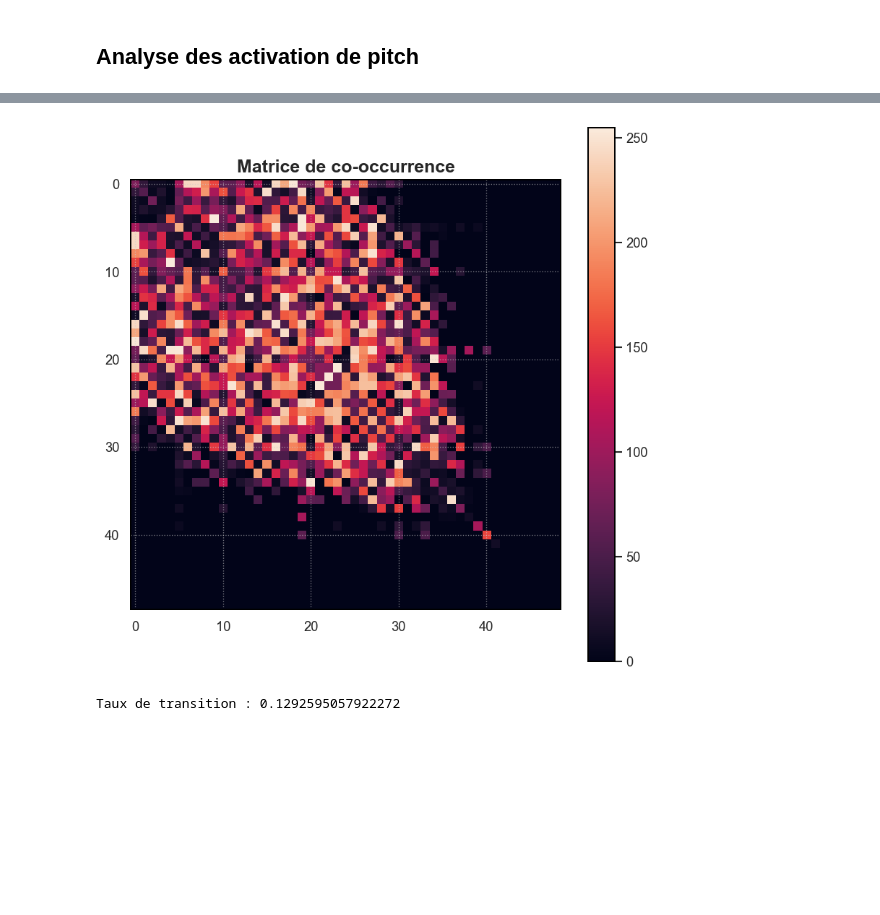
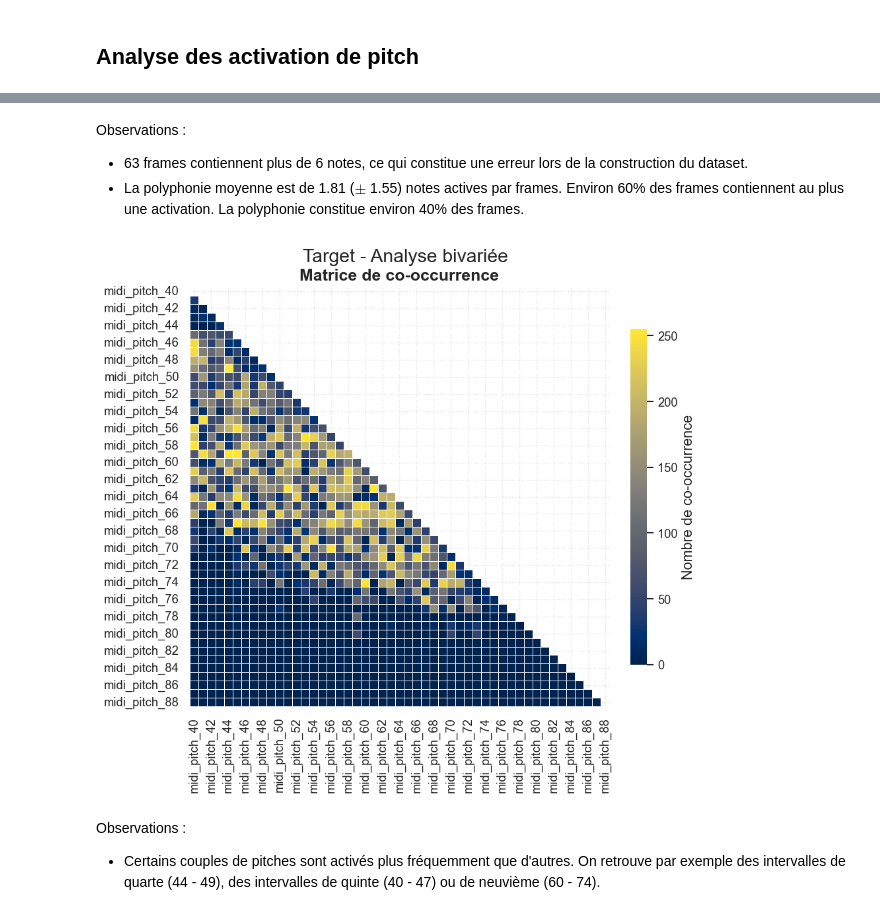
Before and after one commit to DamienDESSAUX-M2i/M2i_CDSD_Projet, a Jupyter notebook: audio_midi/notebooks/23_eda_dataset_frame_wise.ipynb, the cells around one changed output, grey strips where cells are left out. Drawn from its saved outputs; the diff is of its cells as text; code cells hidden in the pictures; blank space fills up the shorter version.

Commit message:
(wip: Dataset Frame-Wise analysis)

```diff
--- a/audio_midi/notebooks/23_eda_dataset_frame_wise.ipynb
+++ b/audio_midi/notebooks/23_eda_dataset_frame_wise.ipynb
@@ -113,11 +112,9 @@ dataset_builder_pipeline = DatasetBuilderPipeline(
     logging.getLogger(), settings=settings_standard
 )
 
-train_dataset, validation_dataset, test_dataset = dataset_builder_pipeline.run()
+(X_train, y_train), (X_validation, y_validation), (X_test, y_test) = (
+    dataset_builder_pipeline.run()
+)
-# %%
-X_train, y_train = train_dataset
-X_validation, y_validation = validation_dataset
-X_test, y_test = test_dataset
 # %% [markdown]
 ## Description générale du dataset
 # %%
@@ -478,15 +678,32 @@ plt.show()
+# %% [markdown]
+Observations :
+- 63 frames contiennent plus de 6 notes, ce qui constitue une erreur lors de la construction du dataset.
+- La polyphonie moyenne est de 1.81 ($\pm$ 1.55) notes actives par frames. Environ 60% des frames contiennent au plus une activation. La polyphonie constitue environ 40% des frames.
 # %%
-cooc = y_train.T @ y_train
+co_occurrence_matrix = y_train.T @ y_train
 
-plt.figure(figsize=(8, 8))
-plt.imshow(cooc, aspect="equal")
-plt.colorbar()
-plt.title("Matrice de co-occurrence")
+fig, ax1 = plt.subplots(1, 1, figsize=(8, 7))
+
+fig.suptitle("Target - Analyse bivariée", fontsize=17)
+
+heatmap = sns.heatmap(
+    co_occurrence_matrix,
+    mask=np.triu(np.ones_like(co_occurrence_matrix, dtype=bool)),
+    annot=False,
+    cmap="cividis",
+    vmin=0,
+    square=True,
+    linewidths=0.6,
+    linecolor="white",
+    cbar_kws={"shrink": 0.8, "pad": 0.04, "label": "Nombre de co-occurrence"},
+    annot_kws={"size": 10},
+)
+ax1.set_title("Matrice de co-occurrence")
+
+plt.tight_layout()
 plt.show()
 # %% [output]
-[figure, old version]
+[figure, new version]
-# %%
-transition_rate = np.mean(np.any(y_train.values[1:] != y_train.values[:-1], axis=1))
-print("Taux de transition :", transition_rate)
-# %% [output]
-Taux de transition : 0.1292595057922272
+# %% [markdown]
+Observations :
+- Certains couples de pitches sont activés plus fréquemment que d'autres. On retrouve par exemple des intervalles de quarte (44 - 49), des intervalles de quinte (40 - 47) ou de neuvième (60 - 74).
```
Also changed, not shown: parts of 25 cells of this notebook, 12 other files.
